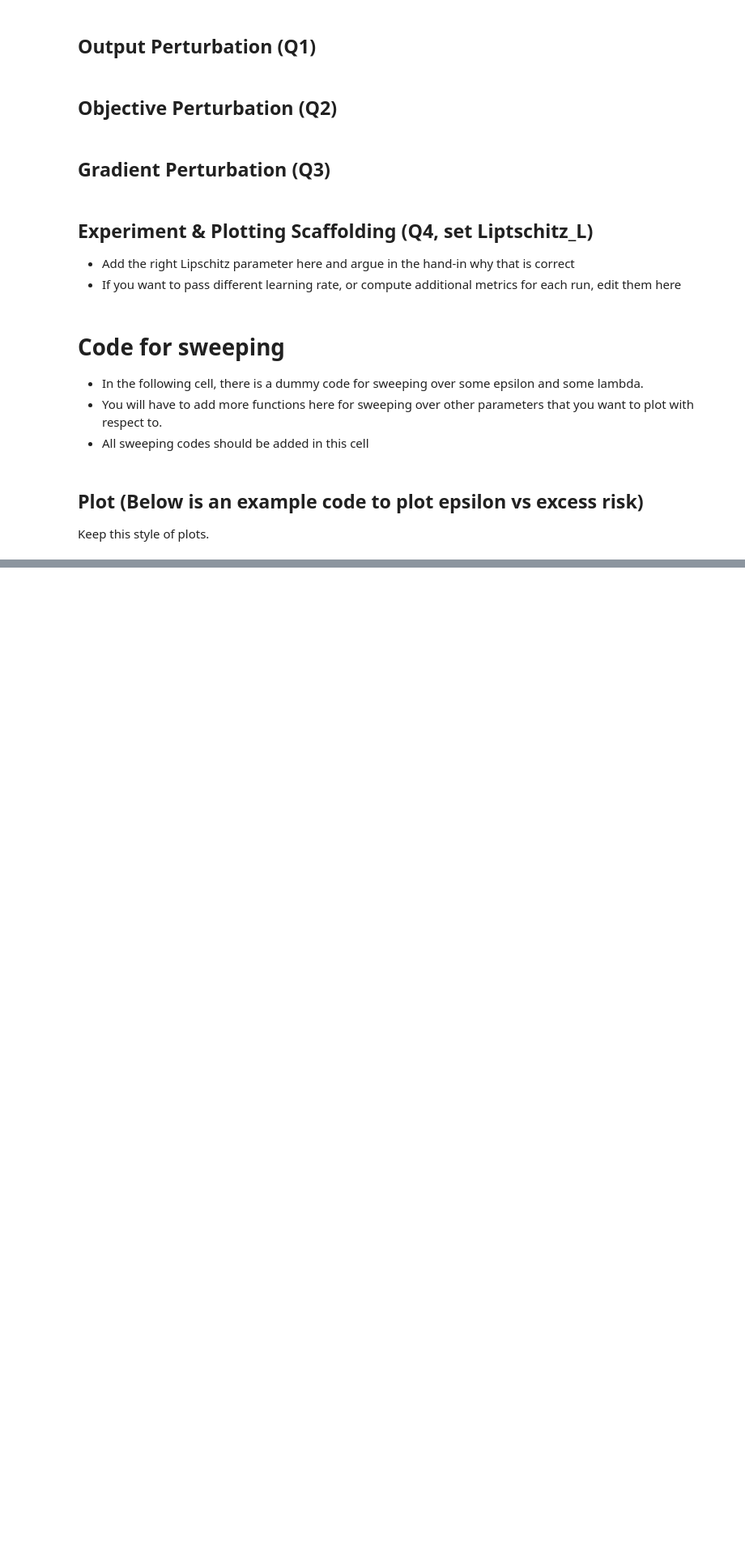
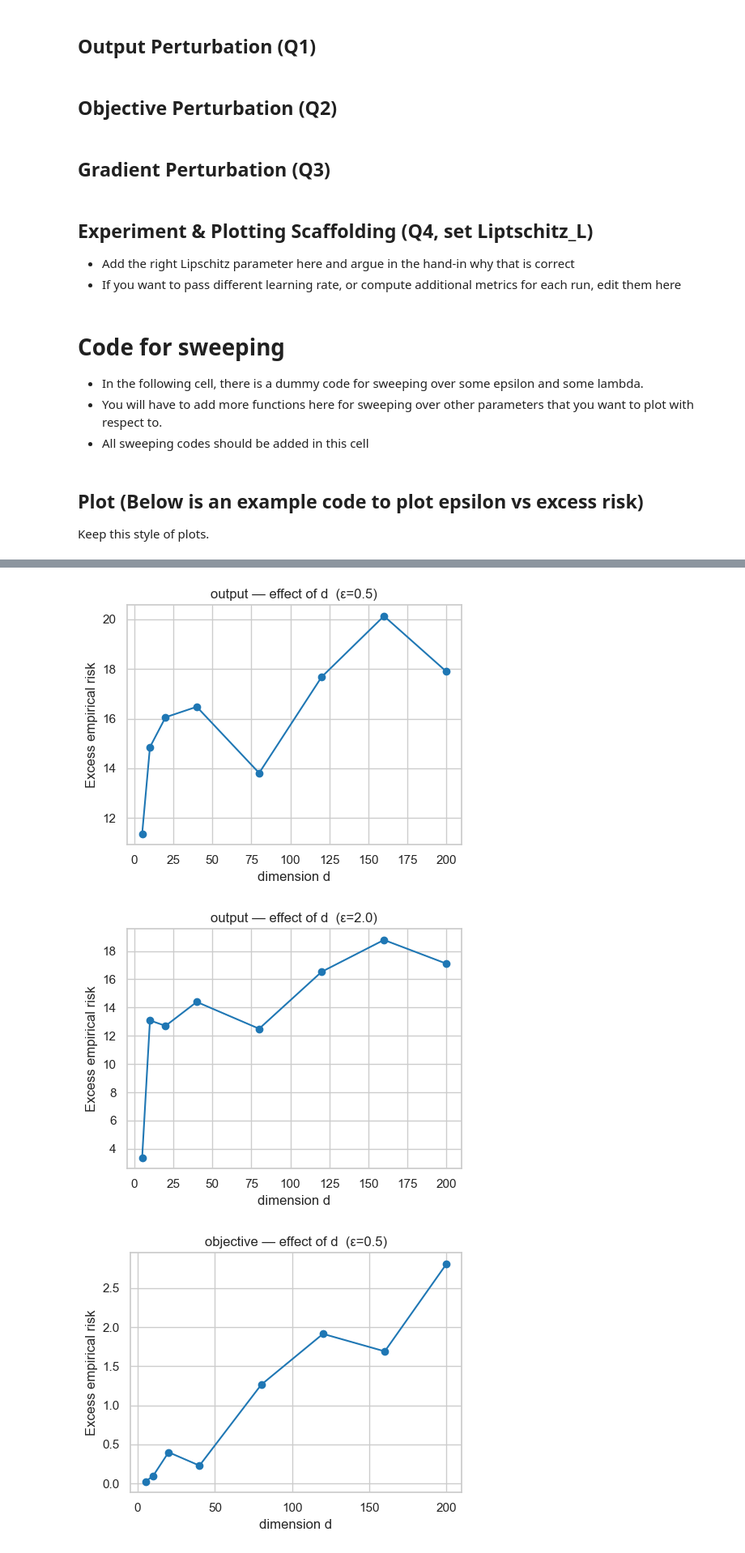
Before and after one commit to Tillous24/ATML, a Jupyter notebook: Ass03/dp_erm_assignment.ipynb, the cells around one changed output, grey strips where cells are left out. Shown at 81% size. Cells and saved outputs as stored; diff of their text form; code cells hidden in the pictures; blank space fills up the shorter version.

```diff
--- a/Ass03/dp_erm_assignment.ipynb
+++ b/Ass03/dp_erm_assignment.ipynb
@@ -336,0 +454,40 @@ res_data = demo_run()
+# %%
+EPS_LIST   = [0.5, 2.0]
+DELTA      = 1e-6
+LAM_FIXED  = 1e-2
+D_VALUES   = [5, 10, 20, 40, 80, 120, 160, 200]
+SEED       = 0
+
+def plot_dim_effect(mech, fname_eps05, fname_eps20):
+    df = sweep_dim_for_mech(
+        mech,
+        d_values=D_VALUES,
+        eps_list=EPS_LIST,
+        lam=LAM_FIXED,
+        delta=DELTA,
+        seed=SEED
+    )
+    # ε = 0.5
+    sub = df[df["epsilon"] == 0.5].sort_values("d")
+    plt.figure(figsize=(5,4))
+    plt.plot(sub["d"], sub["excess"], marker="o")
+    plt.xlabel("dimension d"); plt.ylabel("Excess empirical risk")
+    plt.title(f"{mech} — effect of d  (ε=0.5)")
+    plt.tight_layout(); plt.savefig(fname_eps05, dpi=200, bbox_inches="tight"); plt.show()
+
+    # ε = 2.0
+    sub = df[df["epsilon"] == 2.0].sort_values("d")
+    plt.figure(figsize=(5,4))
+    plt.plot(sub["d"], sub["excess"], marker="o")
+    plt.xlabel("dimension d"); plt.ylabel("Excess empirical risk")
+    plt.title(f"{mech} — effect of d  (ε=2.0)")
+    plt.tight_layout(); plt.savefig(fname_eps20, dpi=200, bbox_inches="tight"); plt.show()
+
+# make all six figures
+plot_dim_effect("output",   "output_dim_eps05.png",   "output_dim_eps20.png")
+plot_dim_effect("objective","objective_dim_eps05.png","objective_dim_eps20.png")
+plot_dim_effect("grad",     "grad_dim_eps05.png",     "grad_dim_eps20.png")
+# %% [output]
+[figure, added]
+[figure, added]
+[figure, added]
```
Also changed, not shown: parts of 10 cells of this notebook, 15 other files.
